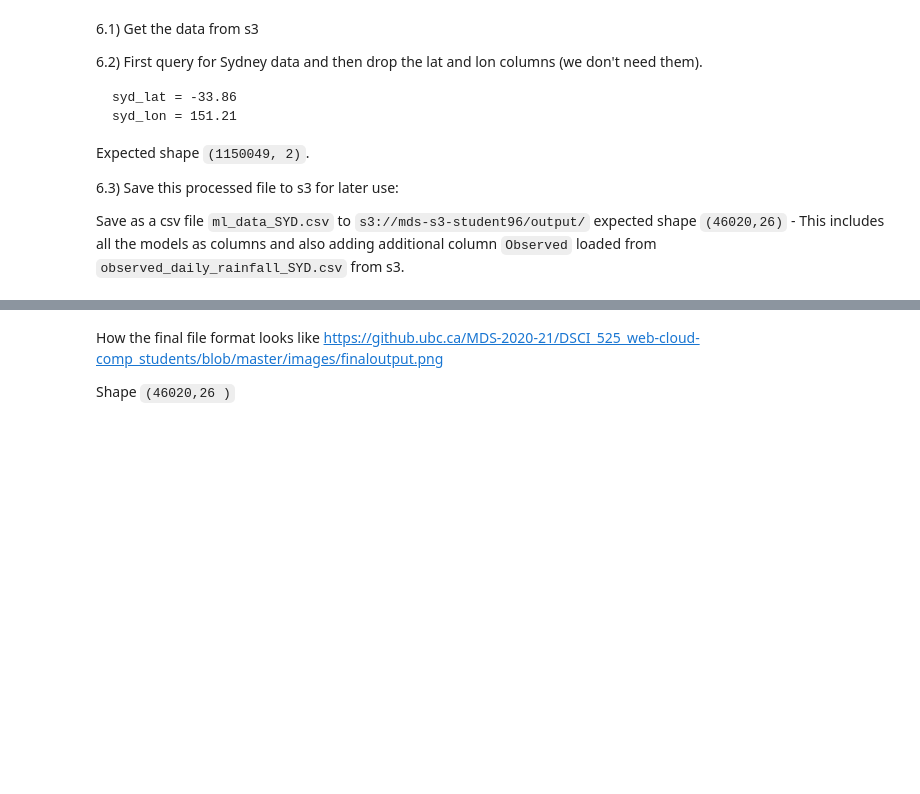
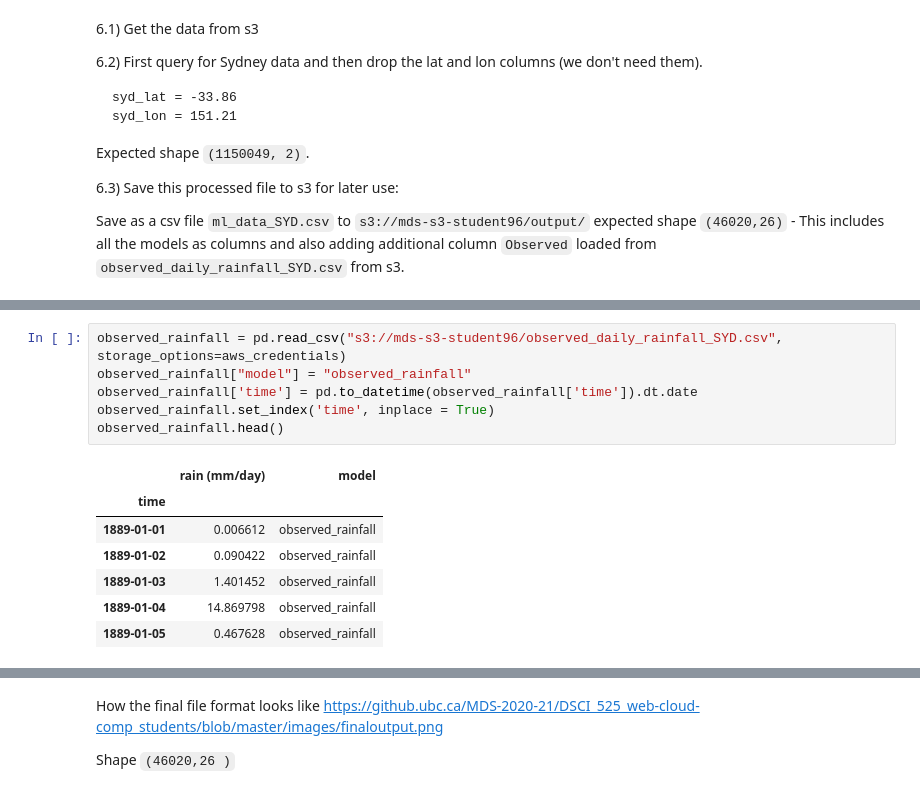
Before and after one commit to UBC-MDS/525_G3, a Jupyter notebook: notebooks/Milestone2.ipynb, the cells around one changed output, grey strips where cells are left out. Cells and saved outputs as stored; diff of their text form; blank space fills up the shorter version.

```diff
--- a/notebooks/Milestone2.ipynb
+++ b/notebooks/Milestone2.ipynb
@@ -257,0 +277,14 @@ df.head()
+# %%
+observed_rainfall = pd.read_csv("s3://mds-s3-student96/observed_daily_rainfall_SYD.csv", storage_options=aws_credentials)
+observed_rainfall["model"] = "observed_rainfall"
+observed_rainfall['time'] = pd.to_datetime(observed_rainfall['time']).dt.date
+observed_rainfall.set_index('time', inplace = True)
+observed_rainfall.head()
+# %% [output]
+|  | rain (mm/day) | model |
+| time |  |  |
+| 1889-01-01 | 0.006612 | observed_rainfall |
+| 1889-01-02 | 0.090422 | observed_rainfall |
+| 1889-01-03 | 1.401452 | observed_rainfall |
+| 1889-01-04 | 14.869798 | observed_rainfall |
+| 1889-01-05 | 0.467628 | observed_rainfall |
```
Also changed, not shown: parts of 13 cells of this notebook.
